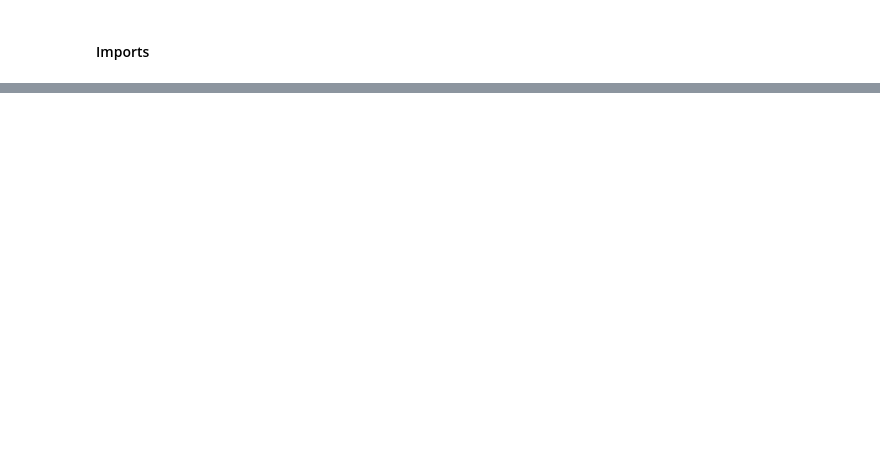
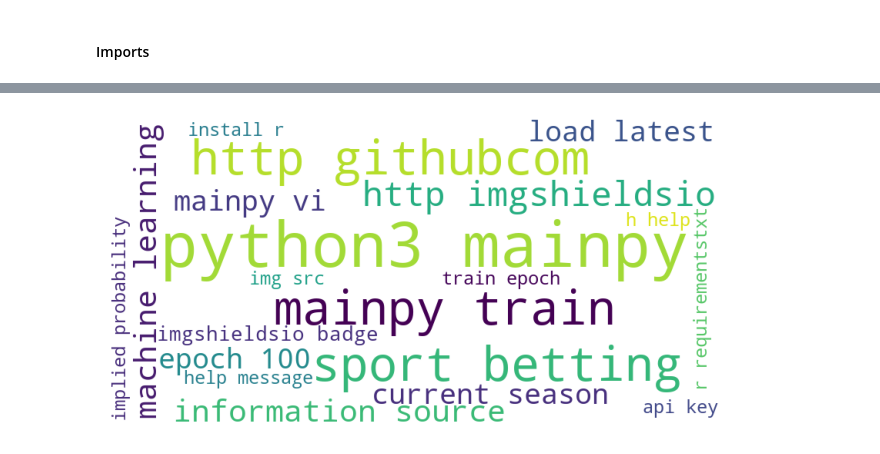
Before and after one commit to NLP-sports-betting/nlp_sports_betting, a Jupyter notebook: explore_manuel.ipynb, the cells around one changed output, grey strips where cells are left out. Saved outputs shown, nothing was run; the diff lists cells and outputs as text; code cells hidden in the pictures; blank space fills up the shorter version.

```diff
--- a/explore_manuel.ipynb
+++ b/explore_manuel.ipynb
@@ -257,12 +307,12 @@ df.tail()
 # %%
-python_words = w.clean(' '.join(train[train.language=='Python']['lemmatized']))
-java_script_words = w.clean(' '.join(train[train.language=='JavaScript']['lemmatized']))
-jupyter_notebook_words = w.clean(' '.join(train[train.language=='Jupyter Notebook']['lemmatized']))
-html_words = w.clean(' '.join(train[train.language=='HTML']['lemmatized']))
-r_words = w.clean(' '.join(train[train.language=='R']['lemmatized']))
-other_words = w.clean(' '.join(train[train.language=='other']['lemmatized']))
+python_words = w.clean(' '.join(train[train.language=='Python']['clean_norm_token']))
+java_script_words = w.clean(' '.join(train[train.language=='JavaScript']['clean_norm_token']))
+jupyter_notebook_words = w.clean(' '.join(train[train.language=='Jupyter Notebook']['clean_norm_token']))
+html_words = w.clean(' '.join(train[train.language=='HTML']['clean_norm_token']))
+r_words = w.clean(' '.join(train[train.language=='R']['clean_norm_token']))
+other_words = w.clean(' '.join(train[train.language=='other']['clean_norm_token']))
 
-all_words = w.clean(' '.join(df['lemmatized']))
+all_words = w.clean(' '.join(df['clean_norm_token']))
 # %%
 python_freq = pd.Series(python_words).value_counts()
 java_script_freq = pd.Series(java_script_words).value_counts()
@@ -285,3 +335,7 @@ def plot_bigrams(words):
     plt.imshow(word_img)
     plt.axis('off')
     plt.show()
+# %%
+plot_bigrams(make_ngrams(python_words,2))
+# %% [output]
+[figure, added]
```
Also changed, not shown: parts of 61 cells of this notebook, 1 other file.
